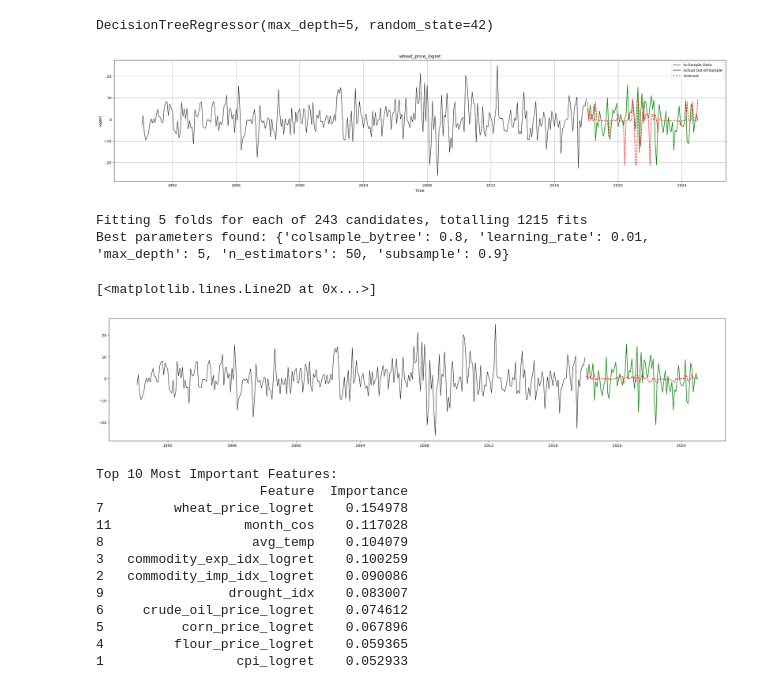
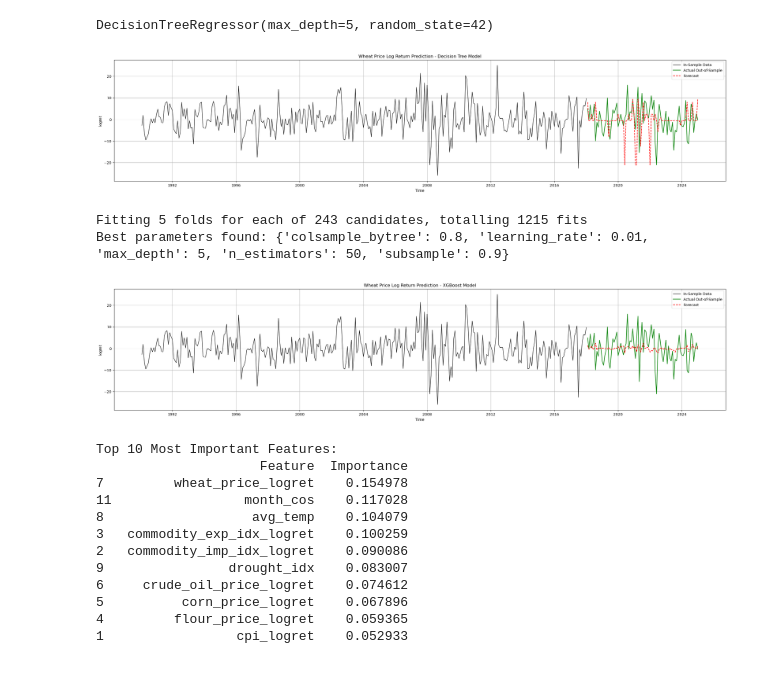
Before and after one commit to djwh1tmer/ML-Time-Series-Final-Project, a Jupyter notebook: Jupyter Notebooks/Final_Models_2.ipynb, the cells around one changed output. Cells and saved outputs as stored; diff of their text form; code cells hidden in the pictures.

```diff
--- a/Jupyter Notebooks/Final_Models_2.ipynb
+++ b/Jupyter Notebooks/Final_Models_2.ipynb
@@ -324,6 +331,7 @@ DecisionTreeRegressor(max_depth=5, random_state=42)
 dt_forecast = dt_model.predict(X_test)
 dt_forecast_series = pd.Series(dt_forecast, index=X_test.index, name='forecast')
 # %%
+#plot DT predictions
 plt.figure(figsize=(30, 6))
 plt.plot(logret_df_train_data.index, logret_df_train_data["wheat_price_logret_future"], label="In-Sample Data", color="black", linewidth=1)
 plt.plot(logret_df_test_data.index, logret_df_test_data["wheat_price_logret_future"], label="Actual Out-of-Sample", color="green", linestyle="solid")
@@ -332,14 +340,12 @@ plt.plot(logret_df_test_data.index, dt_forecast_series, label="Forecast", color=
 # Formatting
 plt.xlabel("Time")
 plt.ylabel("logret")
-plt.title("wheat_price_logret")
+plt.title("Wheat Price Log Return Prediction - Decision Tree Model")
 plt.legend()
 plt.grid(True)
-
-# Show plot
 plt.show()
 # %% [output]
-[figure, old version]
+[figure, new version]
 # %%
 from sklearn.model_selection import GridSearchCV, TimeSeriesSplit
 from xgboost import XGBRegressor
@@ -387,10 +394,18 @@ xgb_forecast = best_xgb.predict(X_test)
 xgb_forecast_series = pd.Series(xgb_forecast, index=X_test.index, name='forecast')
 # %%
+#plot XGBoost predictions
 plt.figure(figsize=(30, 6))
 plt.plot(logret_df_train_data.index, logret_df_train_data["wheat_price_logret_future"], label="In-Sample Data", color="black", linewidth=1)
 plt.plot(logret_df_test_data.index, logret_df_test_data["wheat_price_logret_future"], label="Actual Out-of-Sample", color="green", linestyle="solid")
 plt.plot(logret_df_test_data.index, xgb_forecast_series, label="Forecast", color="red", linestyle="dashed")
+
+# Formatting
+plt.xlabel("Time")
+plt.ylabel("logret")
+plt.title("Wheat Price Log Return Prediction - XGBoost Model")
+plt.legend()
+plt.grid(True)
+plt.show()
 # %% [output]
-[<matplotlib.lines.Line2D at 0x...>]
-[figure, old version]
+[figure, new version]
 # %%
```
Also changed, not shown: parts of 32 cells of this notebook, 6 other files.
